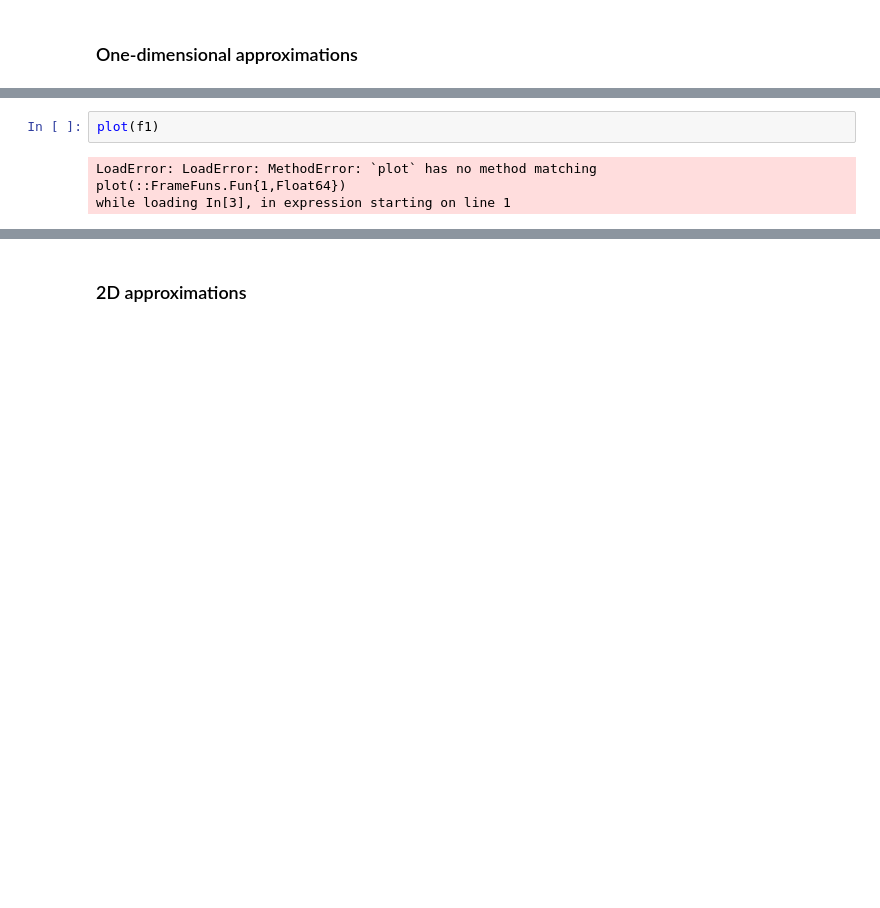
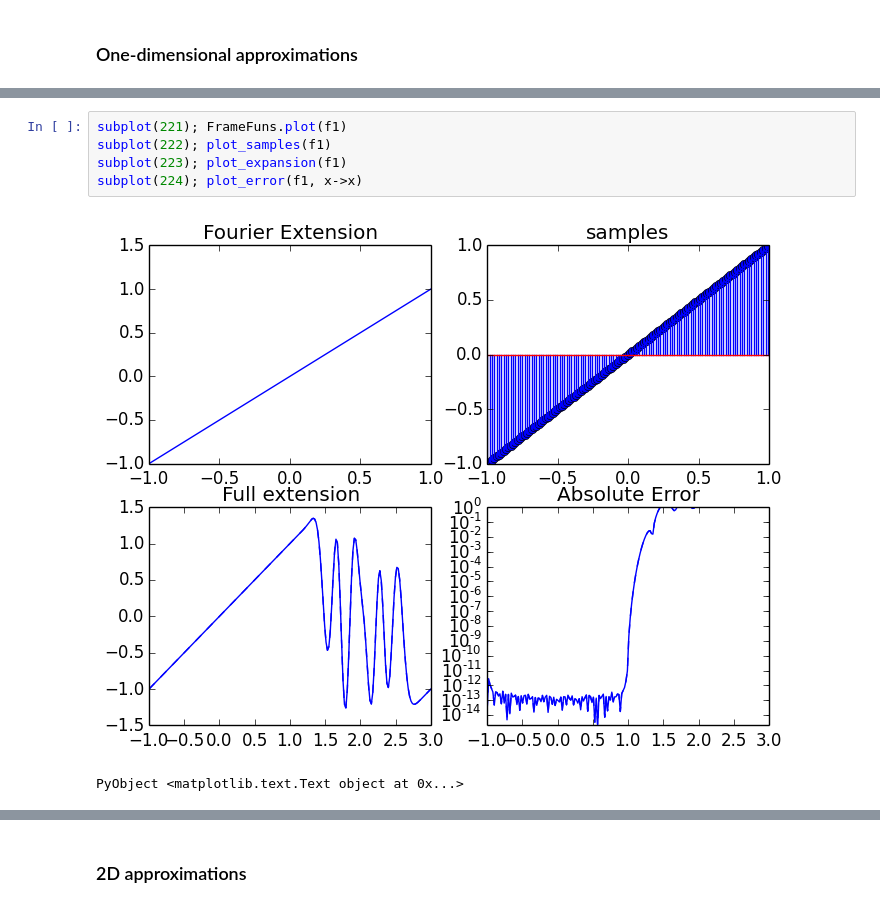
Before and after one commit to JuliaApproximation/FrameFun.jl, a Jupyter notebook: examples/FrameFunDemo.ipynb, the cells around one changed output, grey strips where cells are left out. Drawn from its saved outputs; the diff is of its cells as text; blank space fills up the shorter version.

```diff
--- a/examples/FrameFunDemo.ipynb
+++ b/examples/FrameFunDemo.ipynb
@@ -29,9 +12,12 @@ Basis: Fourier series
 Domain: the interval [-1.0, 1.0]
-# %%
-plot(f1)
-# %% [output]
-LoadError: LoadError: MethodError: `plot` has no method matching plot(::FrameFuns.Fun{1,Float64})
-while loading In[3], in expression starting on line 1
+# %%
+subplot(221); FrameFuns.plot(f1)
+subplot(222); plot_samples(f1)
+subplot(223); plot_expansion(f1)
+subplot(224); plot_error(f1, x->x)
+# %% [output]
+[figure, added]
+PyObject <matplotlib.text.Text object at 0x...>
 # %%
 f1(0.5)
 # %% [output]
```
Also changed, not shown: parts of 43 cells of this notebook, 5 other files.
